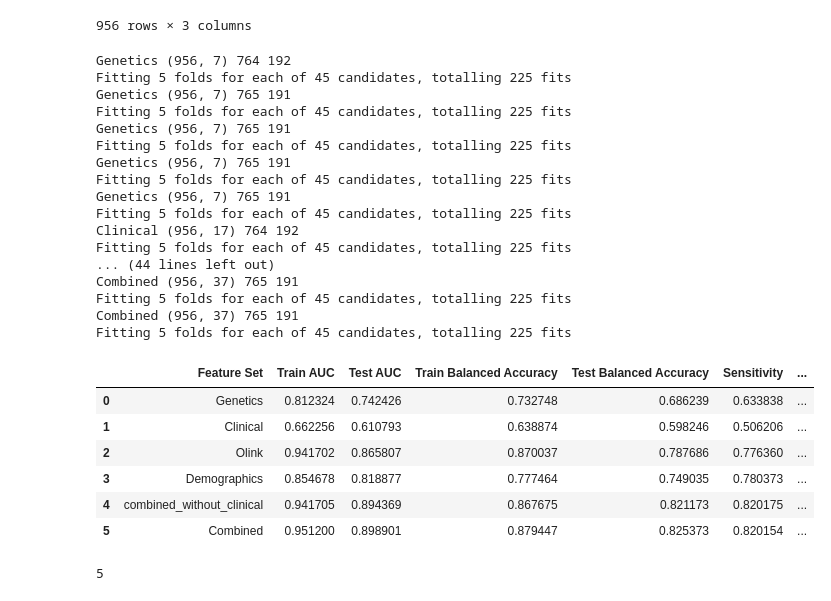
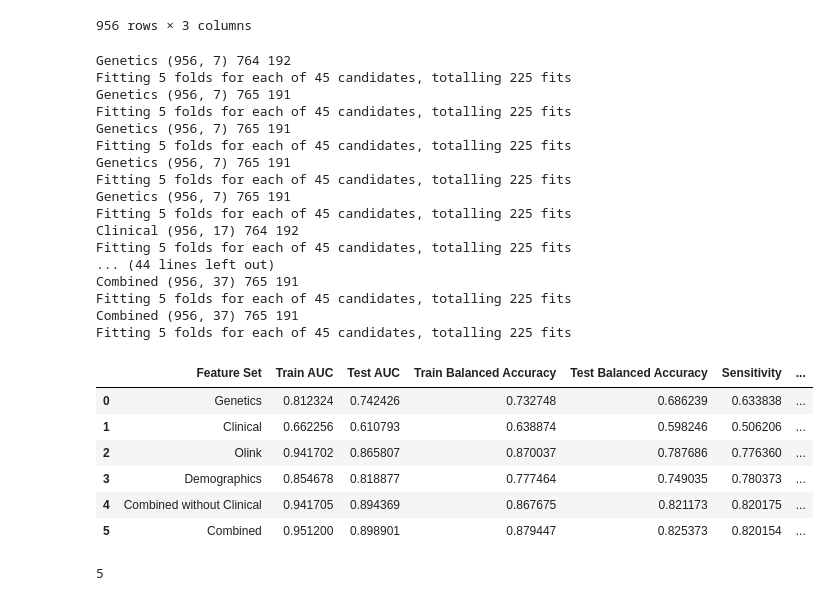
Before and after one commit to NIH-CARD/Gut-Brain-Nexus, a Jupyter notebook: AD_classification.ipynb, the cells around one changed output. Cells and saved outputs as stored; diff of their text form; code cells hidden in the pictures.

```diff
--- a/AD_classification.ipynb
+++ b/AD_classification.ipynb
@@ -253,7 +253,7 @@ feature_sets = {
     'Clinical': X_clinical_info,
     'Olink': X_olink_info,
     'Demographics': X_demographics_info,
-    'combined_without_clinical': X_combined_without_clinical_info,
+    'Combined without Clinical': X_combined_without_clinical_info,
     'Combined': X_combined_model,
 }
 
@@ -271,6 +271,8 @@ df_metrics = []
 outer_cv = StratifiedKFold(n_splits=5, shuffle=True, random_state=42)
 
 full_list_d_modality = {}
+list_of_model_5cv = []
+
 # Loop through each feature set
 for label, X in feature_sets.items():
     # if not label == 'Combined':
@@ -300,6 +302,8 @@ for label, X in feature_sets.items():
 
         # Best model evaluation
         best_model = grid_search.best_estimator_
+        if label == 'Combined':
+            list_of_model_5cv.append(best_model)
 
         # Predict probabilities and classes for both training and test sets
         train_probabilities = best_model.predict_proba(X_train_outer)[:, 1]
@@ -353,34 +357,34 @@ for label, X in feature_sets.items():
 
 # Create DataFrame from metrics
 metrics_df = pd.DataFrame(df_metrics)
 # Save DataFrame to a CSV file
 metrics_df.to_csv('AD_metrics.csv', index=False)
 
 metrics_df
 # %% [output]
 Genetics (956, 7) 764 192
 Fitting 5 folds for each of 45 candidates, totalling 225 fits
 Genetics (956, 7) 765 191
 Fitting 5 folds for each of 45 candidates, totalling 225 fits
 Genetics (956, 7) 765 191
 Fitting 5 folds for each of 45 candidates, totalling 225 fits
 Genetics (956, 7) 765 191
 Fitting 5 folds for each of 45 candidates, totalling 225 fits
 Genetics (956, 7) 765 191
 Fitting 5 folds for each of 45 candidates, totalling 225 fits
 Clinical (956, 17) 764 192
 Fitting 5 folds for each of 45 candidates, totalling 225 fits
 ... (44 lines left out)
 Combined (956, 37) 765 191
 Fitting 5 folds for each of 45 candidates, totalling 225 fits
 Combined (956, 37) 765 191
 Fitting 5 folds for each of 45 candidates, totalling 225 fits
 |  | Feature Set | Train AUC | Test AUC | Train Balanced Accuracy | Test Balanced Accuracy | Sensitivity | ... |
 | 0 | Genetics | 0.812324 | 0.742426 | 0.732748 | 0.686239 | 0.633838 | ... |
 | 1 | Clinical | 0.662256 | 0.610793 | 0.638874 | 0.598246 | 0.506206 | ... |
 | 2 | Olink | 0.941702 | 0.865807 | 0.870037 | 0.787686 | 0.776360 | ... |
 | 3 | Demographics | 0.854678 | 0.818877 | 0.777464 | 0.749035 | 0.780373 | ... |
-| 4 | combined_without_clinical | 0.941705 | 0.894369 | 0.867675 | 0.821173 | 0.820175 | ... |
+| 4 | Combined without Clinical | 0.941705 | 0.894369 | 0.867675 | 0.821173 | 0.820175 | ... |
 | 5 | Combined | 0.951200 | 0.898901 | 0.879447 | 0.825373 | 0.820154 | ... |
 # %%
 len(full_list_d_modality['Combined'])
```
Also changed, not shown: parts of 5 cells of this notebook, 19 other files.
